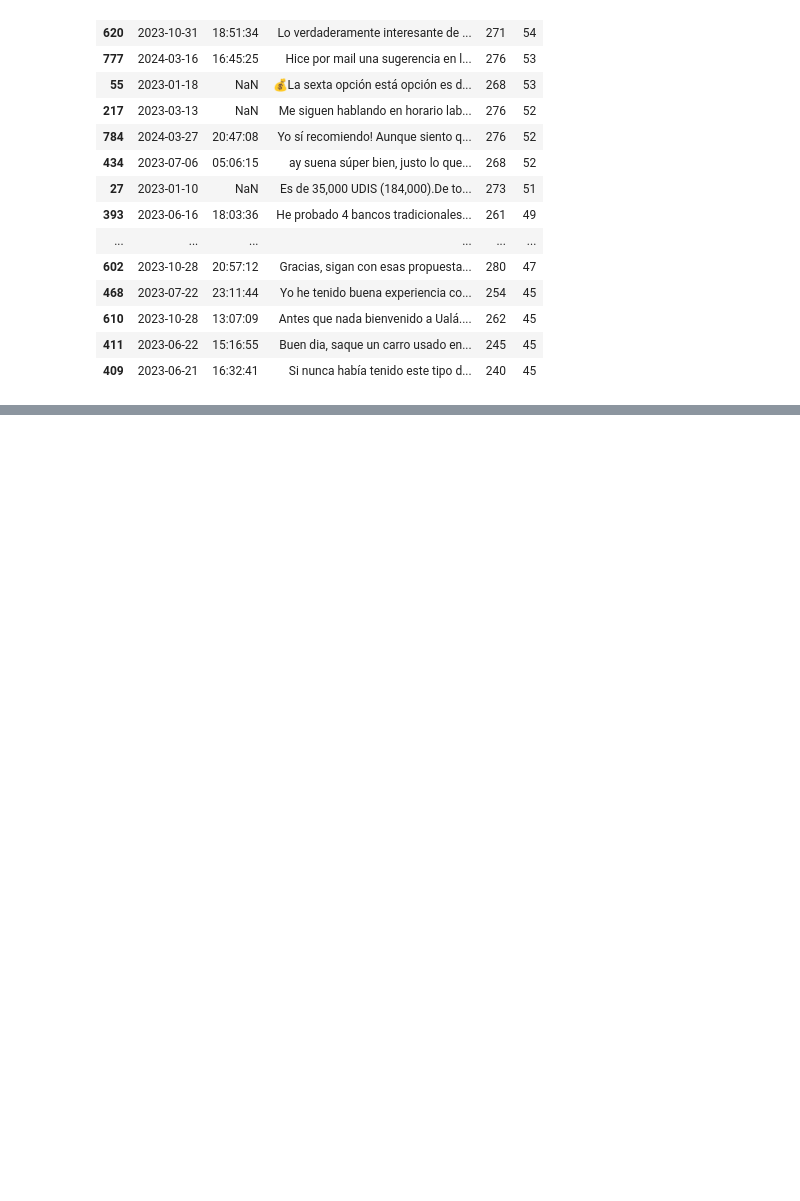
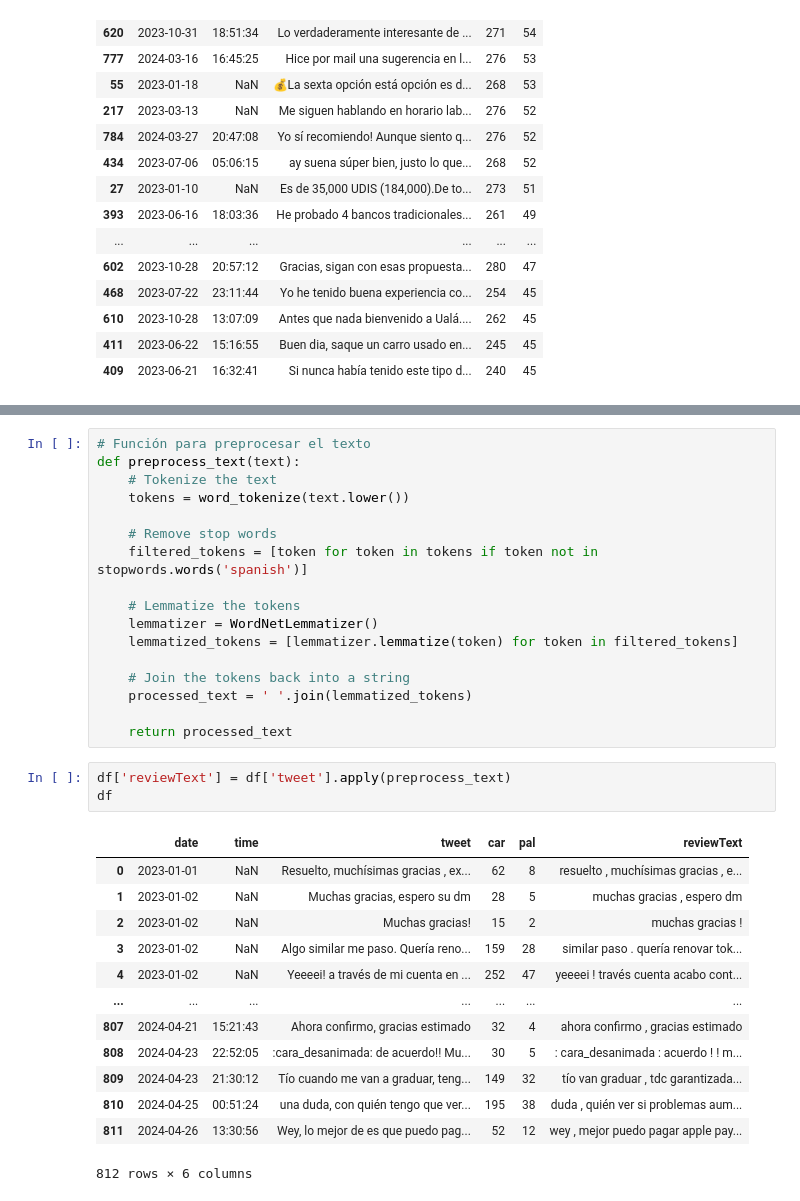
Before and after one commit to DEV-KONO/Los-sombreros-de-python, a Jupyter notebook: sentiment_analysis.ipynb, the cells around one changed output, grey strips where cells are left out. Saved outputs shown, nothing was run; the diff lists cells and outputs as text; blank space fills up the shorter version.

```diff
--- a/sentiment_analysis.ipynb
+++ b/sentiment_analysis.ipynb
@@ -128,0 +162,34 @@ df
+# %%
+# Función para preprocesar el texto
+def preprocess_text(text):
+    # Tokenize the text
+    tokens = word_tokenize(text.lower())
+
+    # Remove stop words
+    filtered_tokens = [token for token in tokens if token not in stopwords.words('spanish')]
+
+    # Lemmatize the tokens
+    lemmatizer = WordNetLemmatizer()
+    lemmatized_tokens = [lemmatizer.lemmatize(token) for token in filtered_tokens]
+
+    # Join the tokens back into a string
+    processed_text = ' '.join(lemmatized_tokens)
+
+    return processed_text
+# %%
+df['reviewText'] = df['tweet'].apply(preprocess_text)
+df
+# %% [output]
+|  | date | time | tweet | car | pal | reviewText |
+| 0 | 2023-01-01 | NaN | Resuelto, muchísimas gracias , ex... | 62 | 8 | resuelto , muchísimas gracias , e... |
+| 1 | 2023-01-02 | NaN | Muchas gracias, espero su dm | 28 | 5 | muchas gracias , espero dm |
+| 2 | 2023-01-02 | NaN | Muchas gracias! | 15 | 2 | muchas gracias ! |
+| 3 | 2023-01-02 | NaN | Algo similar me paso. Quería reno... | 159 | 28 | similar paso . quería renovar tok... |
+| 4 | 2023-01-02 | NaN | Yeeeei! a través de mi cuenta en ... | 252 | 47 | yeeeei ! través cuenta acabo cont... |
+| ... | ... | ... | ... | ... | ... | ... |
+| 807 | 2024-04-21 | 15:21:43 | Ahora confirmo, gracias estimado | 32 | 4 | ahora confirmo , gracias estimado |
+| 808 | 2024-04-23 | 22:52:05 | :cara_desanimada: de acuerdo!! Mu... | 30 | 5 | : cara_desanimada : acuerdo ! ! m... |
+| 809 | 2024-04-23 | 21:30:12 | Tío cuando me van a graduar, teng... | 149 | 32 | tío van graduar , tdc garantizada... |
+| 810 | 2024-04-25 | 00:51:24 | una duda, con quién tengo que ver... | 195 | 38 | duda , quién ver si problemas aum... |
+| 811 | 2024-04-26 | 13:30:56 | Wey, lo mejor de es que puedo pag... | 52 | 12 | wey , mejor puedo pagar apple pay... |
+812 rows × 6 columns
```
Also changed, not shown: parts of 23 cells of this notebook.
